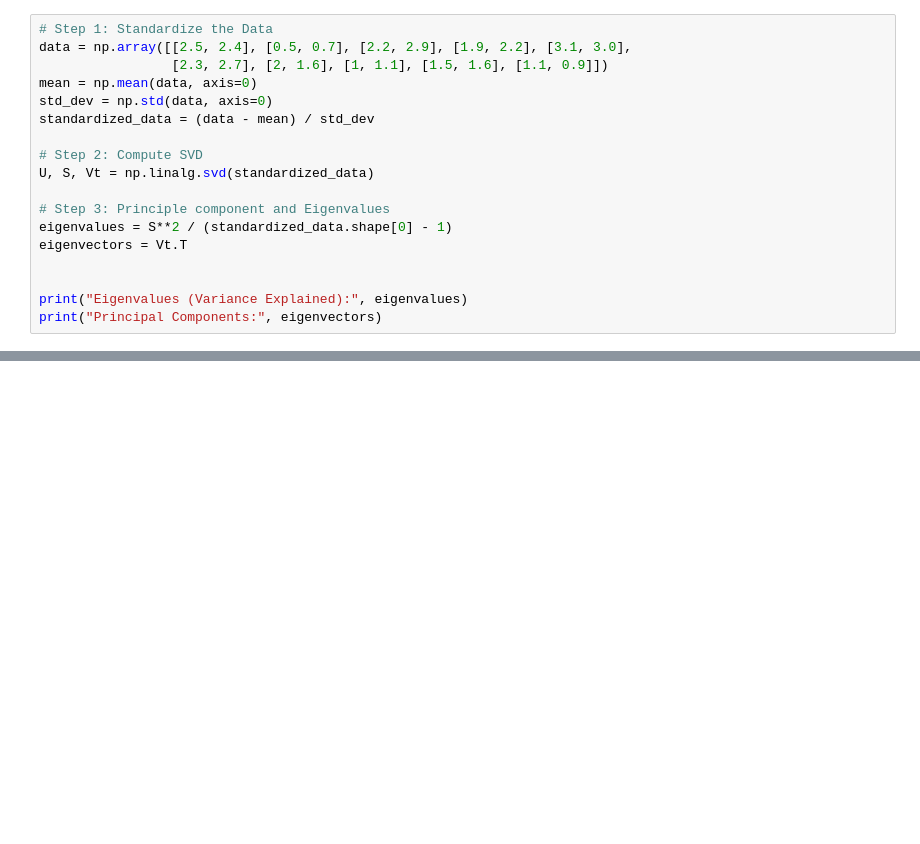
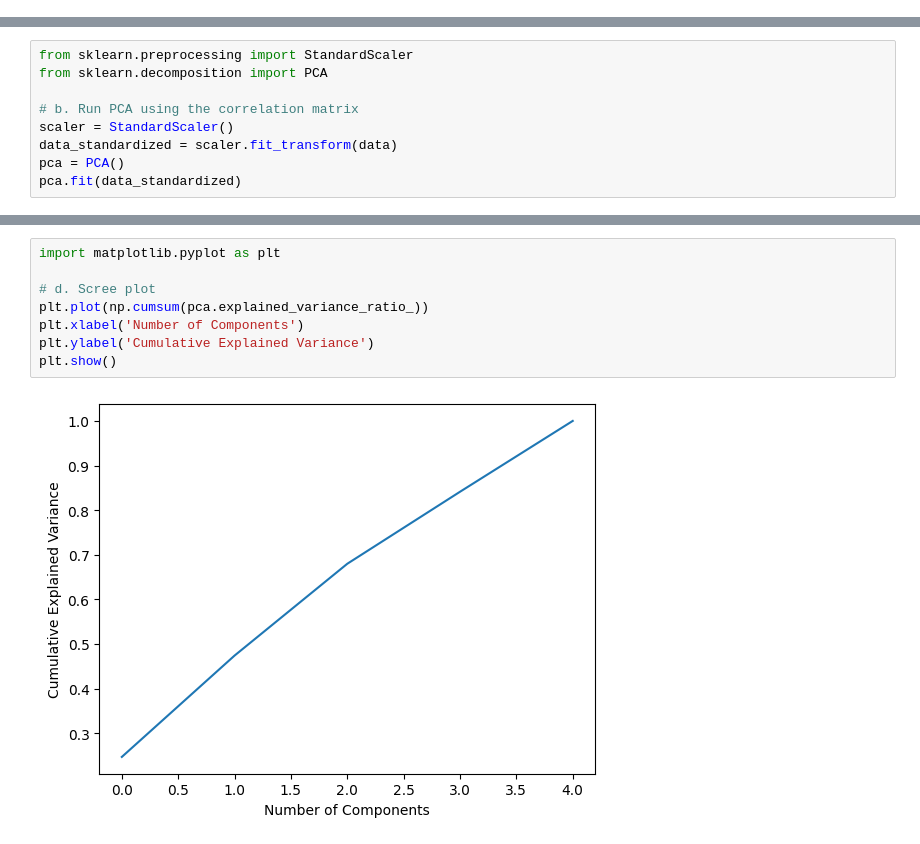
Before and after one commit to Maha0001/Projects-WQU, a Jupyter notebook: task_3.ipynb, the cells around one changed output, grey strips where cells are left out. Drawn from its saved outputs; the diff is of its cells as text; blank space fills up the shorter version.

```diff
--- a/task_3.ipynb
+++ b/task_3.ipynb
@@ -73,18 +39,0 @@ Principal Components: [[-0.70710678 -0.70710678]
-# %%
-# Step 1: Standardize the Data
-data = np.array([[2.5, 2.4], [0.5, 0.7], [2.2, 2.9], [1.9, 2.2], [3.1, 3.0],
-                 [2.3, 2.7], [2, 1.6], [1, 1.1], [1.5, 1.6], [1.1, 0.9]])
-mean = np.mean(data, axis=0)
-std_dev = np.std(data, axis=0)
-standardized_data = (data - mean) / std_dev
-
-# Step 2: Compute SVD
-U, S, Vt = np.linalg.svd(standardized_data)
-
-# Step 3: Principle component and Eigenvalues
-eigenvalues = S**2 / (standardized_data.shape[0] - 1)
-eigenvectors = Vt.T
-
-
-print("Eigenvalues (Variance Explained):", eigenvalues)
-print("Principal Components:", eigenvectors)
@@ -96,0 +44,9 @@ In the both methods, the eigenvalues represents the variance explained by each p
+# %%
+from sklearn.preprocessing import StandardScaler
+from sklearn.decomposition import PCA
+
+# b. Run PCA using the correlation matrix
+scaler = StandardScaler()
+data_standardized = scaler.fit_transform(data)
+pca = PCA()
+pca.fit(data_standardized)
@@ -96,0 +73,10 @@ In the both methods, the eigenvalues represents the variance explained by each p
+# %%
+import matplotlib.pyplot as plt
+
+# d. Scree plot
+plt.plot(np.cumsum(pca.explained_variance_ratio_))
+plt.xlabel('Number of Components')
+plt.ylabel('Cumulative Explained Variance')
+plt.show()
+# %% [output]
+[figure, added]
```
Also changed, not shown: parts of 15 cells of this notebook.
